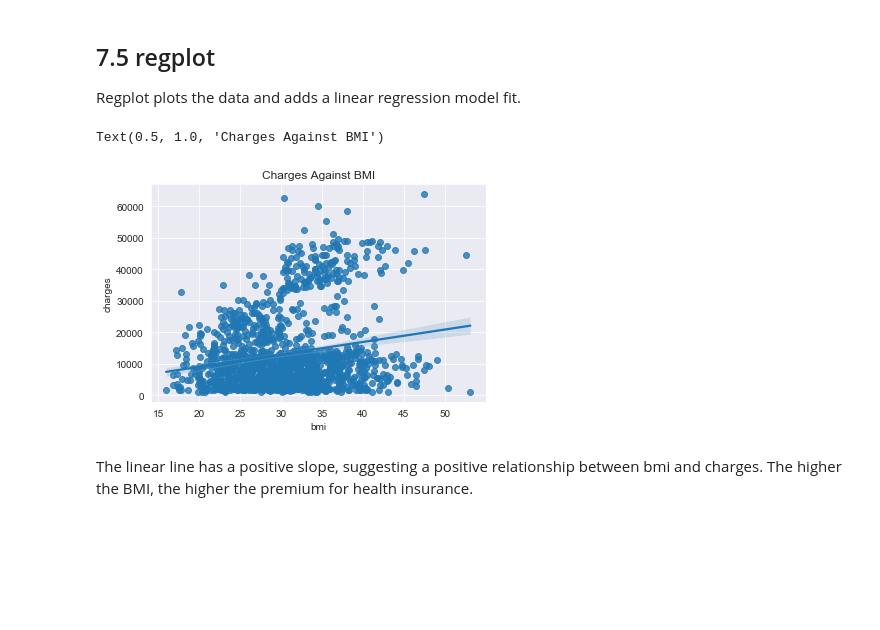
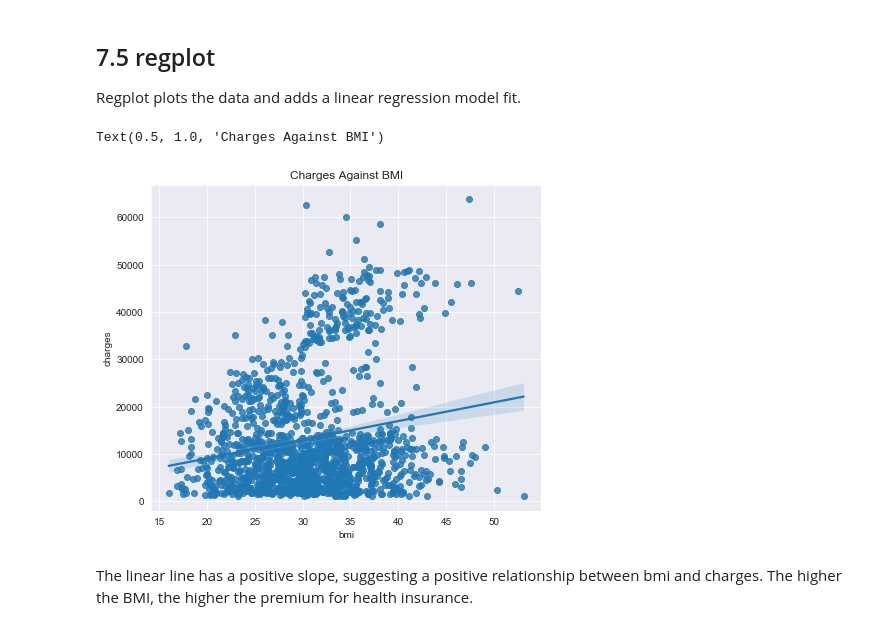
Before and after one commit to chongjason914/seaborn-tutorial, a Jupyter notebook: insurance-data-visualisation.ipynb, the cells around one changed output. Cells and saved outputs as stored; diff of their text form; code cells hidden in the pictures; blank space fills up the shorter version.

```diff
--- a/insurance-data-visualisation.ipynb
+++ b/insurance-data-visualisation.ipynb
@@ -564,11 +566,12 @@ sns.scatterplot(x = 'age', y = 'charges', data = obese_nonsmoker, label = 'Obese
 Regplot plots the data and adds a linear regression model fit.
 # %%
 sns.set_style('darkgrid')
+plt.figure(figsize = (7, 6))
 sns.regplot(x = 'bmi', y = 'charges', data = data)
 plt.title('Charges Against BMI')
 # %% [output]
 Text(0.5, 1.0, 'Charges Against BMI')
-[figure, old version]
+[figure, new version]
 # %% [markdown]
 The linear line has a positive slope, suggesting a positive relationship between bmi and charges. The higher the BMI, the higher the premium for health insurance.
 # %% [markdown]
```
Also changed, not shown: parts of 4 cells of this notebook.
